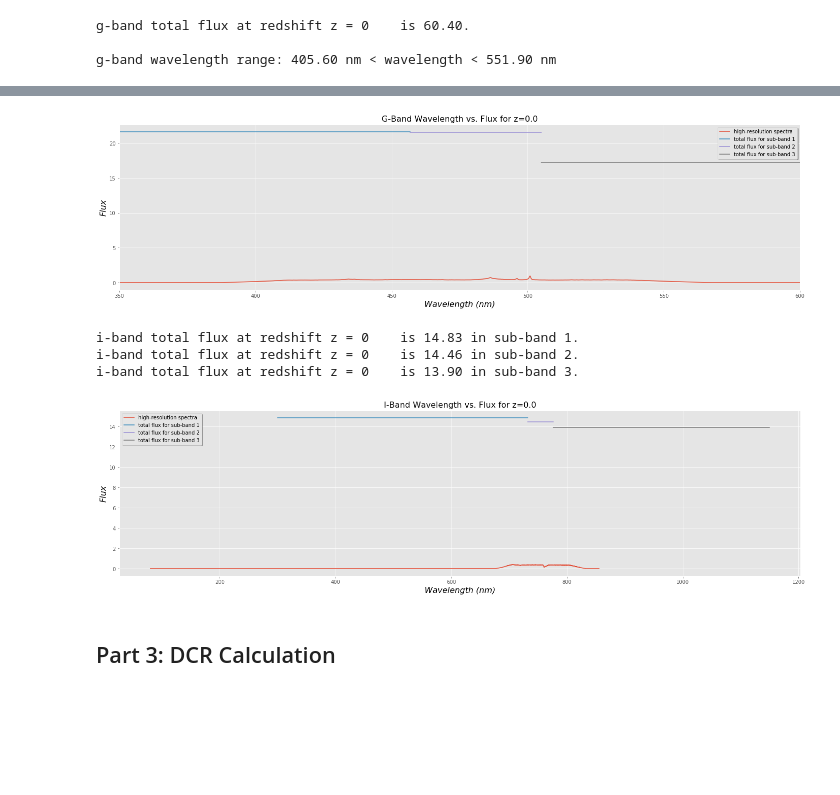
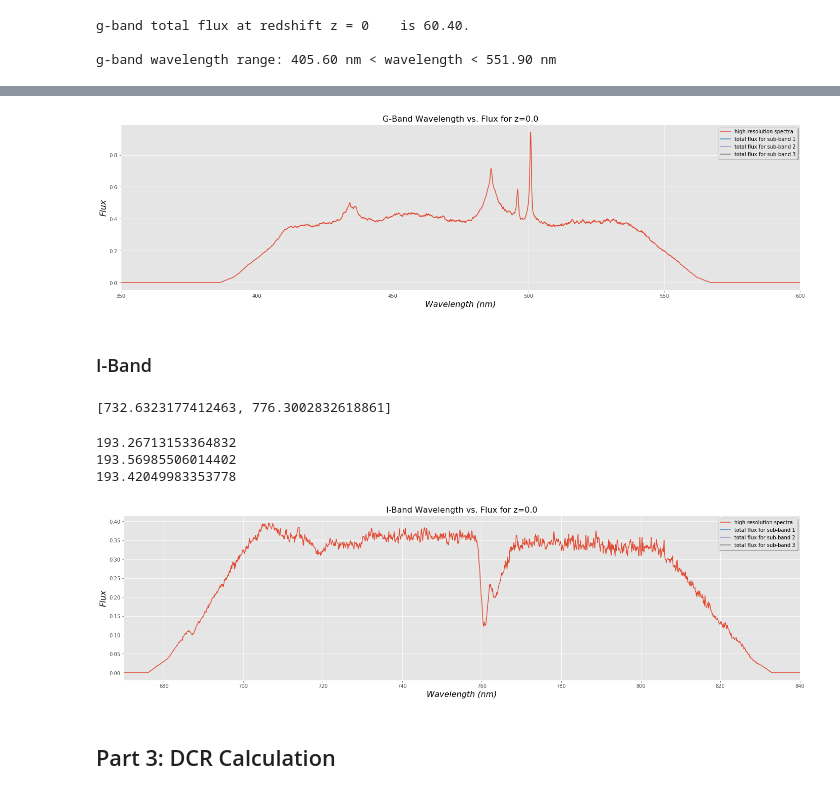
Before and after one commit to abudlong/Astro499, a Jupyter notebook: A499_Winter22_Assignment1.ipynb, the cells around one changed output, grey strips where cells are left out. Cells and saved outputs as stored; diff of their text form; code cells hidden in the pictures; blank space fills up the shorter version.

```diff
--- a/A499_Winter22_Assignment1.ipynb
+++ b/A499_Winter22_Assignment1.ipynb
@@ -439,0 +352,12 @@ g-band total flux at redshift z = 0    is 17.22 in sub-band 3.
+# %%
+def subbands(wavelength, throughput, number_bands):
+    sum_ts = np.sum(throughput)
+    cum_ts = np.cumsum(throughput)
+
+    bounds = []
+    for b in range(number_bands - 1):
+        bound = ((1 + b) / number_bands) * sum_ts
+        wlgth = np.interp(bound, cum_ts, wavelength)
+        bounds.append(wlgth)
+
+    return bounds
@@ -449,55 +404,67 @@ ax.set_ylabel('Flux', fontstyle = 'italic', color = 'k', fontsize = 16)
 ax.set_title('G-Band Wavelength vs. Flux for z=0.0', color = 'k', fontsize = 16)
 
 # Plot of total fluxes of sub-bands
-ax.plot(g_subband1, [gflux1] * int(gs1_length), label = 'total flux for sub-band 1')
-ax.plot(g_subband2, [gflux2] * int(gs2_length), label = 'total flux for sub-band 2')
-ax.plot(g_subband3, [gflux3] * int(gs3_length), label = 'total flux for sub-band 3')
+ax.plot(gwavelength_bounds[0], f1_g / np.sum(gband_wavelength[subband_g_1]), label = 'total flux for sub-band 1')
+ax.plot(gwavelength_bounds[1], f2_g /  np.sum(gband_wavelength[subband_g_2]), label = 'total flux for sub-band 2')
+ax.plot(gband_wavelength[7755], f3_g / np.sum(gband_wavelength[subband_g_3]), label = 'total flux for sub-band 3')
 
 ax.set_xlim(350, 600);
 ax.legend(loc = 0, shadow = True);
 # %% [output]
-[figure, old version]
+[figure, new version]
-# %%
-# I-Band
-
-# Total expected flux within sub-band
-for z in [0]:
-    iflux1 = calculatedflux(wavelength_nm, np.array(relative_fluxdensity), iband_wavelength, iband_throughput, band = 'i', redshift = z, wavelength_min = iband_wavelength[0] * u.nm, wavelength_max = iband_wavelength[4327] * u.nm)
-    print(f'i-band total flux at redshift z = {z:<4} is {iflux1:.2f} in sub-band 1.')
-
-for z in [0]:
-    iflux2 = calculatedflux(wavelength_nm, np.array(relative_fluxdensity), iband_wavelength, iband_throughput, band = 'i', redshift = z, wavelength_min = iband_wavelength[4327] * u.nm, wavelength_max = iband_wavelength[4764] * u.nm)
-    print(f'i-band total flux at redshift z = {z:<4} is {iflux2:.2f} in sub-band 2.')
-
-for z in [0]:
-    iflux3 = calculatedflux(wavelength_nm, np.array(relative_fluxdensity), iband_wavelength, iband_throughput, band = 'i', redshift = z, wavelength_min = iband_wavelength[4764] * u.nm, wavelength_max = iband_wavelength[8500] * u.nm)
-    print(f'i-band total flux at redshift z = {z:<4} is {iflux3:.2f} in sub-band 3.')
-# %% [output]
-i-band total flux at redshift z = 0    is 14.83 in sub-band 1.
-i-band total flux at redshift z = 0    is 14.46 in sub-band 2.
-i-band total flux at redshift z = 0    is 13.90 in sub-band 3.
+# %% [markdown]
+### I-Band
+# %%
+# I-Band Subband Boundaries
+iwavelength_bounds = subbands(iband_wavelength, iband_throughput, 3)
+iwavelength_bounds
+# %% [output]
+[732.6323177412463, 776.3002832618861]
+# %%
+# Defining I-Band Subbands
+subband_i_1 = iband_wavelength.value < iwavelength_bounds[0]
+subband_i_2 = (iband_wavelength.value > iwavelength_bounds[0]) & (iband_wavelength.value < iwavelength_bounds[1])
+subband_i_3 = iband_wavelength.value > iwavelength_bounds[1]
+
+i1 = iband_wavelength[subband_i_1]
+i2 = iband_wavelength[subband_i_2]
+i3 = iband_wavelength[subband_i_3]
+# %%
+# Defining I-Band Flux Subbands
+f1_i = np.sum(iband_throughput[subband_i_1])
+f2_i = np.sum(iband_throughput[subband_i_2])
+f3_i = np.sum(iband_throughput[subband_i_3])
+# %%
+# Check Total Flux Values - I-Band
+print(np.sum(iband_throughput[subband_i_1]))
+print(np.sum(iband_throughput[subband_i_2]))
+print(np.sum(iband_throughput[subband_i_3]))
+# %% [output]
+193.26713153364832
+193.56985506014402
+193.42049983353778
 # %%
 # Plot of expected flux over high-resolution spectra
 
 # Redshift of z = 0.0
 fig, ax = plt.subplots(1,1, figsize = (24,6))
 
 # High-resolution spectra
 interpolate = np.interp(wavelength_nm, iband_wavelength[0:7755], iband_throughput[0:7755])
 ax.plot(wavelength_nm, relative_fluxdensity * interpolate, label = 'high-resolution spectra');
 ax.set_xlabel('Wavelength (nm)', fontstyle = 'italic', color = 'k', fontsize = 16)
 ax.set_ylabel('Flux', fontstyle = 'italic', color = 'k', fontsize = 16)
 ax.set_title('I-Band Wavelength vs. Flux for z=0.0', color = 'k', fontsize = 16)
 
 # Plot of total flux in sub-bands
-ax.plot(i_subband1, [iflux1] * int(is1_length), label = 'total flux for sub-band 1')
-ax.plot(i_subband2, [iflux2] * int(is2_length), label = 'total flux for sub-band 2')
-ax.plot(i_subband3, [iflux3] * int(is3_length), label = 'total flux for sub-band 3')
+ax.plot(iwavelength_bounds[0], f1_i / np.sum(iband_wavelength[subband_i_1]), label = 'total flux for sub-band 1')
+ax.plot(iwavelength_bounds[1], f2_i / np.sum(iband_wavelength[subband_i_2]), label = 'total flux for sub-band 2')
+ax.plot(iband_wavelength[7755],f3_i / np.sum(iband_wavelength[subband_i_3]), label = 'total flux for sub-band 3')
 
-#ax.set_xlim(670, 840);
+ax.set_xlim(670, 840);
 ax.legend(loc = 0, shadow = True);
 # %% [output]
-[figure, old version]
+[figure, new version]
 # %% [markdown]
 ## Part 3: DCR Calculation
 # %% [markdown]
```
Also changed, not shown: parts of 24 cells of this notebook.
